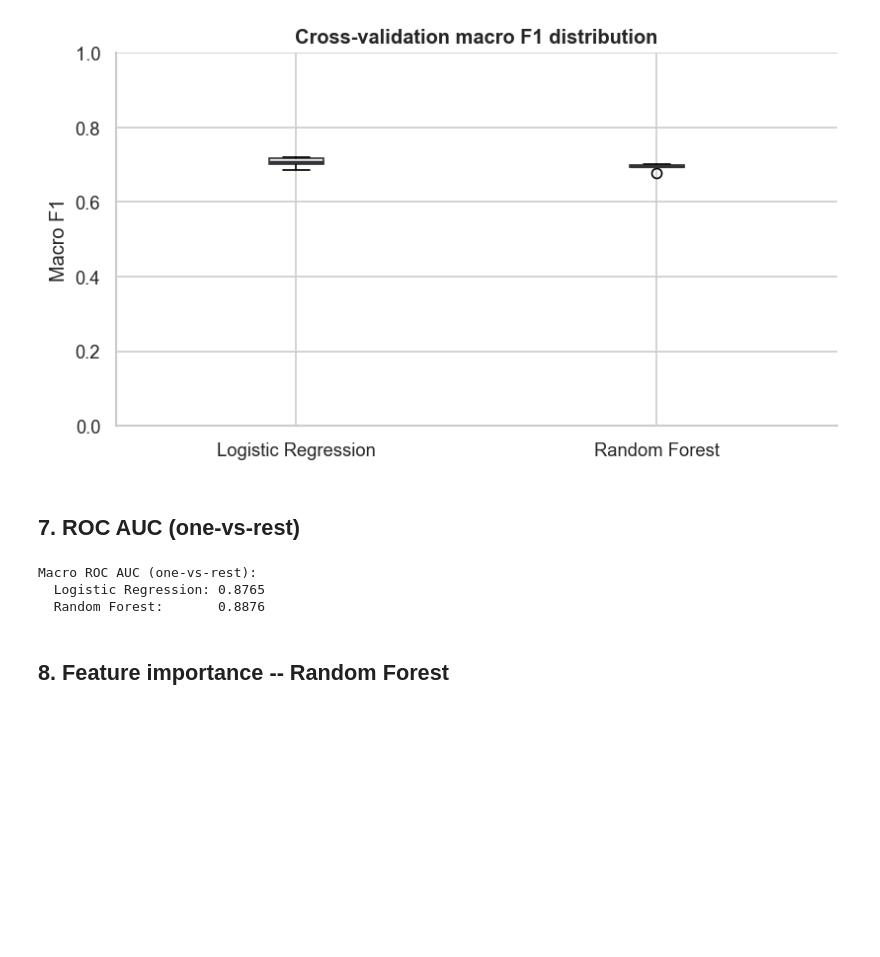
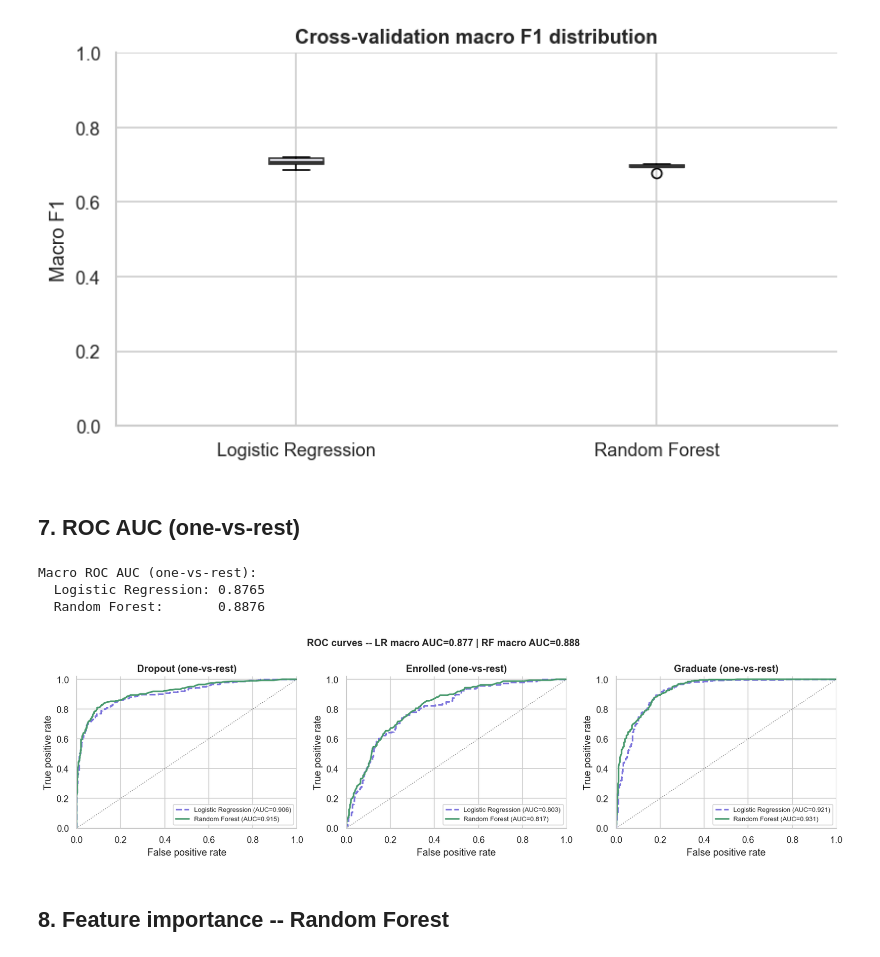
Before and after one commit to Oscar-Gil-Data/student-dropout-retention-predictor, a Jupyter notebook: notebooks/03_modeling.ipynb, the cells around one changed output. Saved outputs shown, nothing was run; the diff lists cells and outputs as text; code cells hidden in the pictures; blank space fills up the shorter version.

Commit message:
Add ROC curves to notebook 03

```diff
--- a/notebooks/03_modeling.ipynb
+++ b/notebooks/03_modeling.ipynb
@@ -239,19 +239,63 @@ Random Forest:       0.6938 (+/- 0.0086)
 [figure]
 # %% [markdown]
 ## 7. ROC AUC (one-vs-rest)
-# %%
-y_test_bin = label_binarize(y_test, classes=[0, 1, 2])
-
-auc_lr = roc_auc_score(y_test_bin, y_proba_lr, multi_class='ovr', average='macro')
-auc_rf = roc_auc_score(y_test_bin, y_proba_rf, multi_class='ovr', average='macro')
-
-print("Macro ROC AUC (one-vs-rest):")
-print(f"  Logistic Regression: {auc_lr:.4f}")
-print(f"  Random Forest:       {auc_rf:.4f}")
-# %% [output]
-Macro ROC AUC (one-vs-rest):
-  Logistic Regression: 0.8765
-  Random Forest:       0.8876
+# %%
+from sklearn.metrics import roc_curve, auc
+
+y_test_bin = label_binarize(y_test, classes=[0, 1, 2])
+
+auc_lr = roc_auc_score(y_test_bin, y_proba_lr, multi_class='ovr', average='macro')
+auc_rf = roc_auc_score(y_test_bin, y_proba_rf, multi_class='ovr', average='macro')
+
+print("Macro ROC AUC (one-vs-rest):")
+print(f"  Logistic Regression: {auc_lr:.4f}")
+print(f"  Random Forest:       {auc_rf:.4f}")
+
+# Plot ROC curves -- one subplot per class, both models overlaid
+fig, axes = plt.subplots(1, 3, figsize=(14, 4))
+
+linestyles = {
+    'Logistic Regression': ('--', '#7F77DD'),
+    'Random Forest':       ('-',  '#4A9B6F')
+}
+
+for i, cls in enumerate(classes):
+    for model_name, (y_proba, _) in [
+        ('Logistic Regression', (y_proba_lr, None)),
+        ('Random Forest',       (y_proba_rf, None))
+    ]:
+        fpr, tpr, _ = roc_curve(y_test_bin[:, i], y_proba[:, i])
+        roc_auc = auc(fpr, tpr)
+        ls, color = linestyles[model_name]
+        axes[i].plot(
+            fpr, tpr,
+            linestyle=ls,
+            color=color,
+            linewidth=2,
+            label=f'{model_name} (AUC={roc_auc:.3f})'
+        )
+
+    # Diagonal reference line
+    axes[i].plot([0, 1], [0, 1], 'k:', linewidth=1, alpha=0.5)
+    axes[i].set_title(f'{cls} (one-vs-rest)', fontweight='bold')
+    axes[i].set_xlabel('False positive rate')
+    axes[i].set_ylabel('True positive rate')
+    axes[i].legend(loc='lower right', fontsize=8)
+    axes[i].set_xlim([0, 1])
+    axes[i].set_ylim([0, 1.02])
+
+plt.suptitle(
+    f'ROC curves -- LR macro AUC={auc_lr:.3f} | RF macro AUC={auc_rf:.3f}',
+    fontsize=12, fontweight='bold'
+)
+plt.tight_layout()
+plt.savefig('../data/modeling_roc_curves.png', bbox_inches='tight')
+plt.show()
+# %% [output]
+Macro ROC AUC (one-vs-rest):
+  Logistic Regression: 0.8765
+  Random Forest:       0.8876
+[figure, added]
 # %% [markdown]
 ## 8. Feature importance -- Random Forest
 # %%
```
Also changed, not shown: 1 other file.
